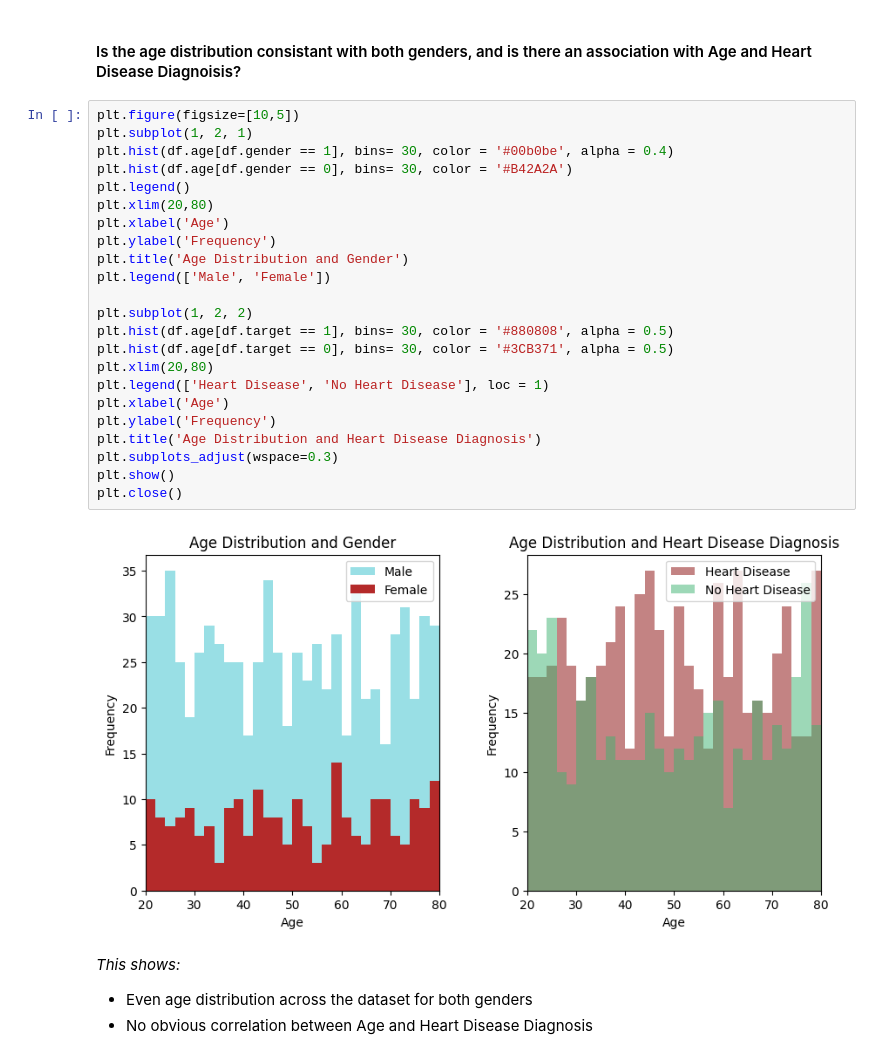
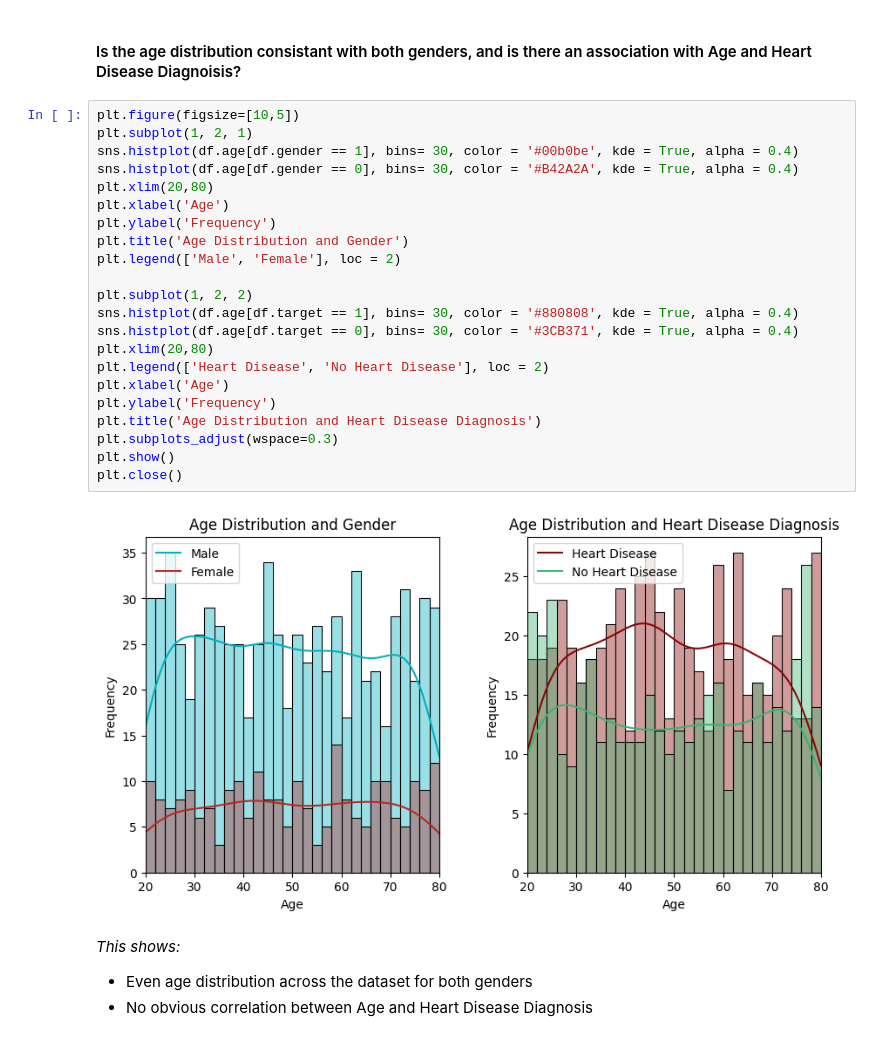
Before and after one commit to C-Scan000/Cardiovascular-Research, a Jupyter notebook: CardiovascularResearch.ipynb, the cells around one changed output. Drawn from its saved outputs; the diff is of its cells as text.

```diff
--- a/CardiovascularResearch.ipynb
+++ b/CardiovascularResearch.ipynb
@@ -89,28 +98,27 @@ plt.close()
 # %%
 plt.figure(figsize=[10,5])
 plt.subplot(1, 2, 1)
-plt.hist(df.age[df.gender == 1], bins= 30, color = '#00b0be', alpha = 0.4)
-plt.hist(df.age[df.gender == 0], bins= 30, color = '#B42A2A')
-plt.legend()
+sns.histplot(df.age[df.gender == 1], bins= 30, color = '#00b0be', kde = True, alpha = 0.4)
+sns.histplot(df.age[df.gender == 0], bins= 30, color = '#B42A2A', kde = True, alpha = 0.4)
 plt.xlim(20,80)
 plt.xlabel('Age')
 plt.ylabel('Frequency')
 plt.title('Age Distribution and Gender')
-plt.legend(['Male', 'Female'])
+plt.legend(['Male', 'Female'], loc = 2)
 
 plt.subplot(1, 2, 2)
-plt.hist(df.age[df.target == 1], bins= 30, color = '#880808', alpha = 0.5)
-plt.hist(df.age[df.target == 0], bins= 30, color = '#3CB371', alpha = 0.5)
+sns.histplot(df.age[df.target == 1], bins= 30, color = '#880808', kde = True, alpha = 0.4)
+sns.histplot(df.age[df.target == 0], bins= 30, color = '#3CB371', kde = True, alpha = 0.4)
 plt.xlim(20,80)
-plt.legend(['Heart Disease', 'No Heart Disease'], loc = 1)
+plt.legend(['Heart Disease', 'No Heart Disease'], loc = 2)
 plt.xlabel('Age')
 plt.ylabel('Frequency')
 plt.title('Age Distribution and Heart Disease Diagnosis')
 plt.subplots_adjust(wspace=0.3)
 plt.show()
 plt.close()
 # %% [output]
-[figure, old version]
+[figure, new version]
 # %% [markdown]
 *This shows:*
 - Even age distribution across the dataset for both genders
```
Also changed, not shown: parts of 5 cells of this notebook.
